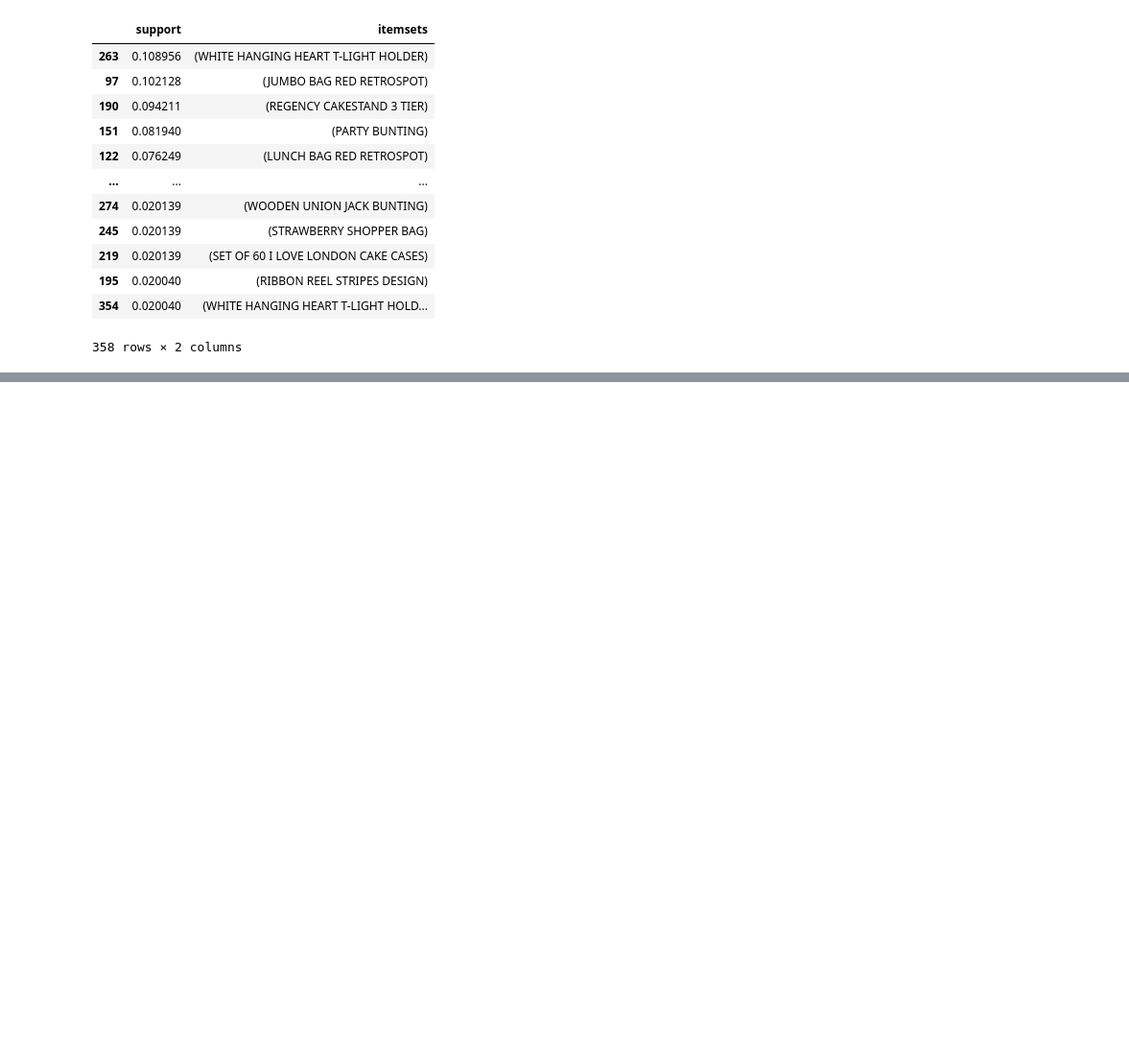
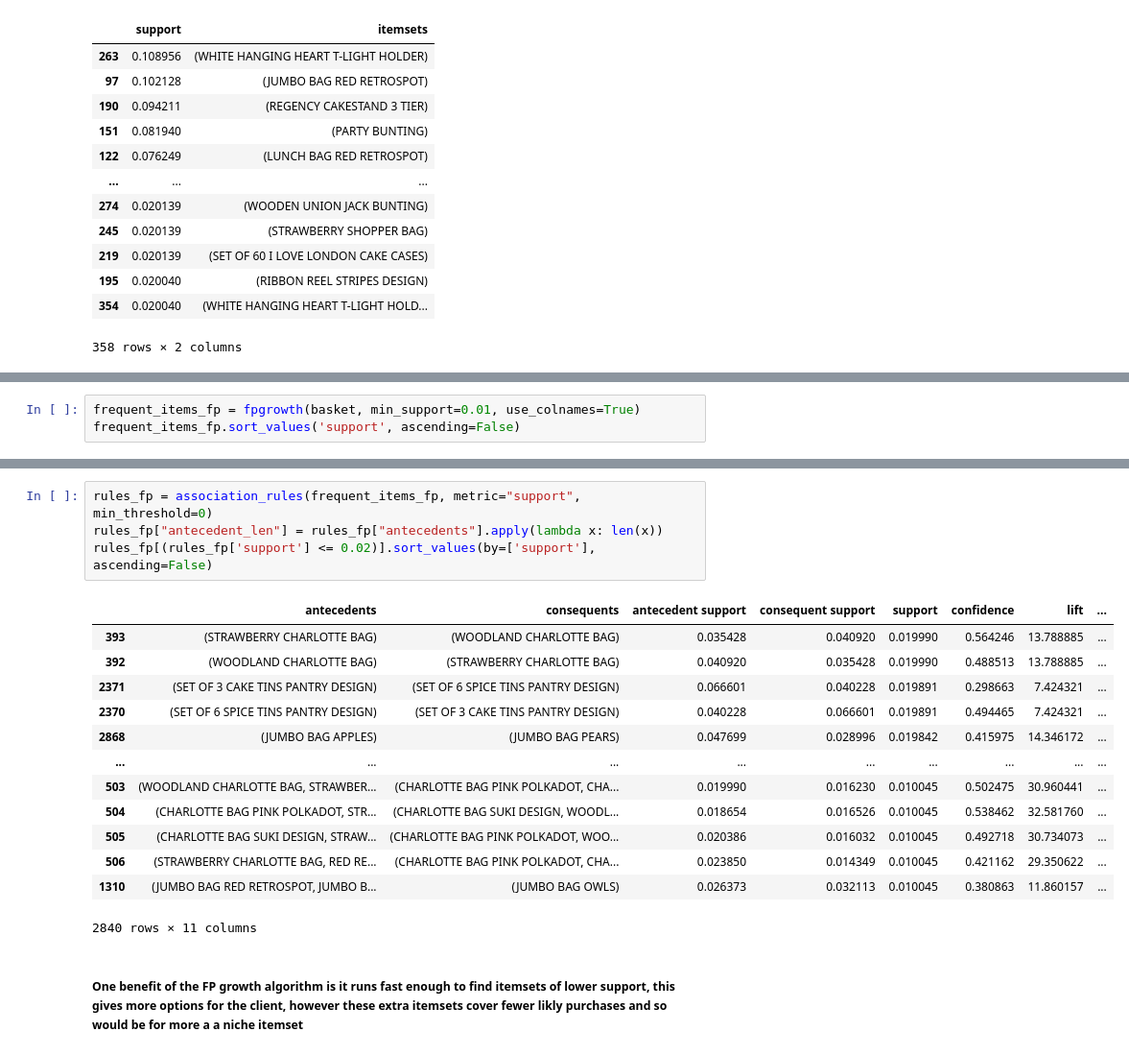
Before and after one commit to arielharris/MBA, a Jupyter notebook: MBA.ipynb, the cells around one changed output, grey strips where cells are left out. Shown at 96% size. Drawn from its saved outputs; the diff is of its cells as text; blank space fills up the shorter version.

```diff
--- a/MBA.ipynb
+++ b/MBA.ipynb
@@ -160,0 +237,3 @@ rules[(rules['antecedent_len'] >= 2) &(rules['confidence'] > 0.5) &(rules['lift'
+# %%
+frequent_items_fp = fpgrowth(basket, min_support=0.01, use_colnames=True)
+frequent_items_fp.sort_values('support', ascending=False)
@@ -160,0 +254,20 @@ rules[(rules['antecedent_len'] >= 2) &(rules['confidence'] > 0.5) &(rules['lift'
+# %%
+rules_fp = association_rules(frequent_items_fp, metric="support", min_threshold=0)
+rules_fp["antecedent_len"] = rules_fp["antecedents"].apply(lambda x: len(x))
+rules_fp[(rules_fp['support'] <= 0.02)].sort_values(by=['support'], ascending=False)
+# %% [output]
+|  | antecedents | consequents | antecedent support | consequent support | support | confidence | lift | ... |
+| 393 | (STRAWBERRY CHARLOTTE BAG) | (WOODLAND CHARLOTTE BAG) | 0.035428 | 0.040920 | 0.019990 | 0.564246 | 13.788885 | ... |
+| 392 | (WOODLAND CHARLOTTE BAG) | (STRAWBERRY CHARLOTTE BAG) | 0.040920 | 0.035428 | 0.019990 | 0.488513 | 13.788885 | ... |
+| 2371 | (SET OF 3 CAKE TINS PANTRY DESIGN) | (SET OF 6 SPICE TINS PANTRY DESIGN) | 0.066601 | 0.040228 | 0.019891 | 0.298663 | 7.424321 | ... |
+| 2370 | (SET OF 6 SPICE TINS PANTRY DESIGN) | (SET OF 3 CAKE TINS PANTRY DESIGN) | 0.040228 | 0.066601 | 0.019891 | 0.494465 | 7.424321 | ... |
+| 2868 | (JUMBO BAG APPLES) | (JUMBO BAG PEARS) | 0.047699 | 0.028996 | 0.019842 | 0.415975 | 14.346172 | ... |
+| ... | ... | ... | ... | ... | ... | ... | ... | ... |
+| 503 | (WOODLAND CHARLOTTE BAG, STRAWBER... | (CHARLOTTE BAG PINK POLKADOT, CHA... | 0.019990 | 0.016230 | 0.010045 | 0.502475 | 30.960441 | ... |
+| 504 | (CHARLOTTE BAG PINK POLKADOT, STR... | (CHARLOTTE BAG SUKI DESIGN, WOODL... | 0.018654 | 0.016526 | 0.010045 | 0.538462 | 32.581760 | ... |
+| 505 | (CHARLOTTE BAG SUKI DESIGN, STRAW... | (CHARLOTTE BAG PINK POLKADOT, WOO... | 0.020386 | 0.016032 | 0.010045 | 0.492718 | 30.734073 | ... |
+| 506 | (STRAWBERRY CHARLOTTE BAG, RED RE... | (CHARLOTTE BAG PINK POLKADOT, CHA... | 0.023850 | 0.014349 | 0.010045 | 0.421162 | 29.350622 | ... |
+| 1310 | (JUMBO BAG RED RETROSPOT, JUMBO B... | (JUMBO BAG OWLS) | 0.026373 | 0.032113 | 0.010045 | 0.380863 | 11.860157 | ... |
+2840 rows × 11 columns
+# %% [markdown]
+##### One benefit of the FP growth algorithm is it runs fast enough to find itemsets of lower support, this gives more options for the client, however these extra itemsets cover fewer likly purchases and so would be for more a a niche itemset
```
Also changed, not shown: parts of 29 cells of this notebook.
